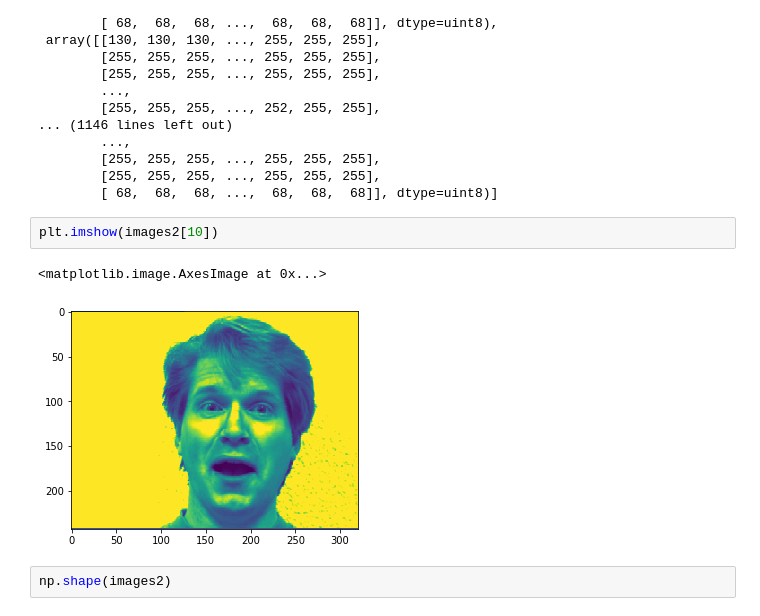
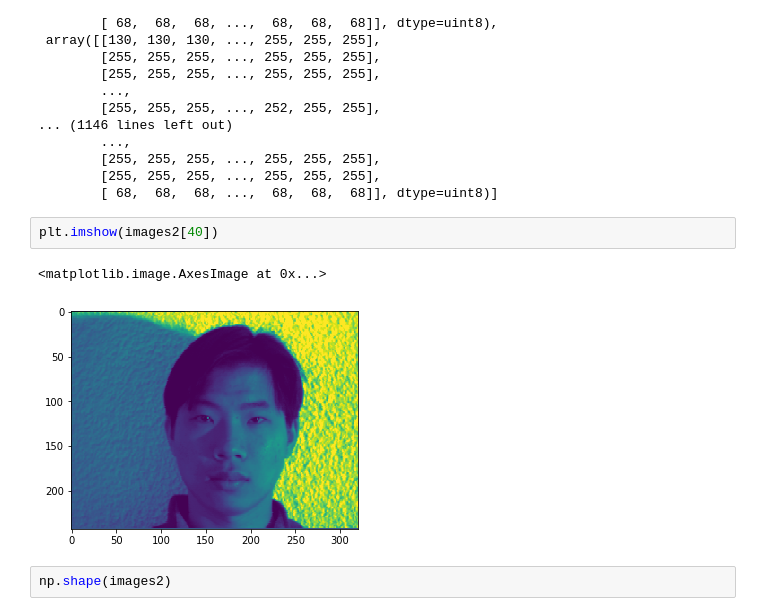
Before and after one commit to jtillis0317/Drills-and-Projects, a Jupyter notebook: Challenge - Make Your Network.ipynb, the cells around one changed output. Saved outputs shown, nothing was run; the diff lists cells and outputs as text.

```diff
--- a/Challenge - Make Your Network.ipynb
+++ b/Challenge - Make Your Network.ipynb
@@ -55,10 +55,10 @@ images2
         [255, 255, 255, ..., 255, 255, 255],
         [ 68,  68,  68, ...,  68,  68,  68]], dtype=uint8)]
 # %%
-plt.imshow(images2[10])
+plt.imshow(images2[40])
 # %% [output]
 <matplotlib.image.AxesImage at 0x...>
-[figure, old version]
+[figure, new version]
 # %%
 np.shape(images2)
 # %% [output]
```
Also changed, not shown: parts of 12 cells of this notebook.
